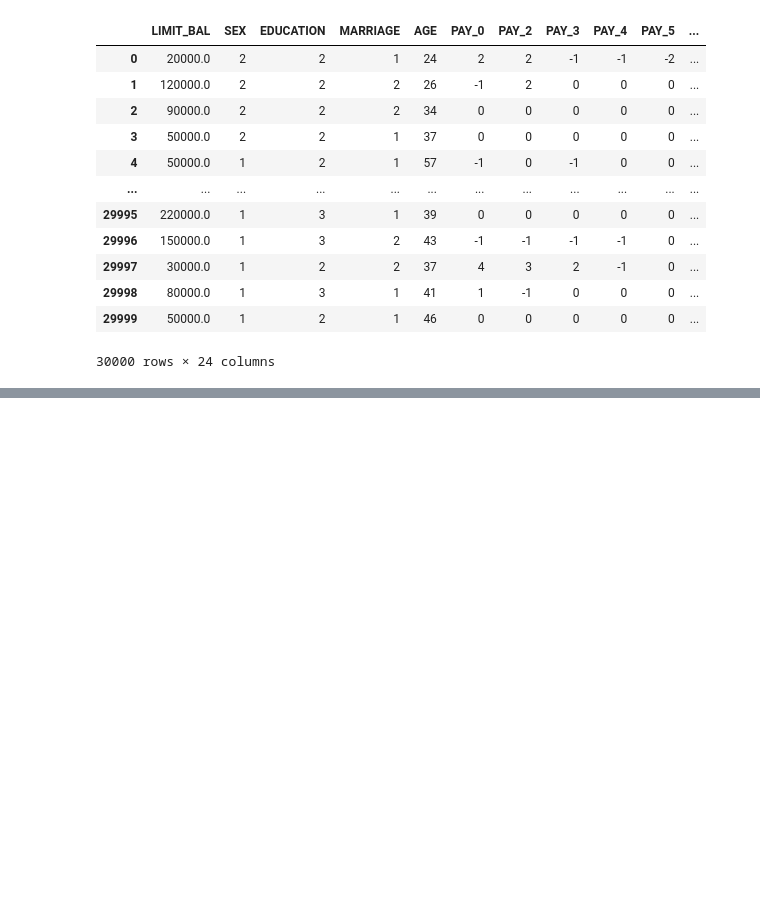
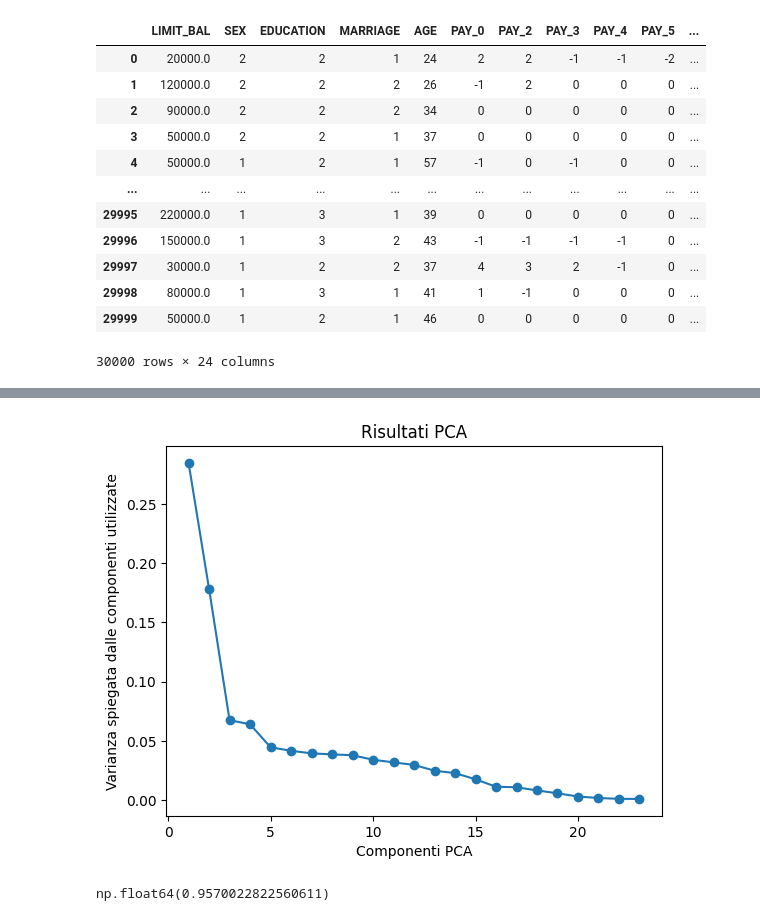
Before and after one commit to Elsacred02/assignment_1_advanced_machine_learning, a Jupyter notebook: Advanced_machine_learning_assignment_1.ipynb, the cells around one changed output, grey strips where cells are left out. Saved outputs shown, nothing was run; the diff lists cells and outputs as text; code cells hidden in the pictures; blank space fills up the shorter version.

Commit message:
Fatta PCA e effettuata prima divisione del data-set

```diff
--- a/Advanced_machine_learning_assignment_1.ipynb
+++ b/Advanced_machine_learning_assignment_1.ipynb
@@ -104,0 +129,6 @@ plt.show()
+# %%
+# Effettuo la standardizzazione dei dati per applicare la PCA
+
+scaler = StandardScaler()
+scaled_data = scaler.fit_transform(instances)
+scaled_data
@@ -104,0 +149,21 @@ plt.show()
+# %%
+# Applicazione della PCA
+pca = PCA().fit(scaled_data)
+
+# Grafico risultati della pca
+plt.plot(range(1, pca.n_components_ + 1), pca.explained_variance_ratio_, marker='o')
+plt.xlabel('Componenti PCA')
+plt.ylabel('Varianza spiegata dalle componenti utilizzate')
+plt.title("Risultati PCA")
+plt.show()
+# %% [output]
+[figure, added]
+# %%
+# Selezionando 15 componenti si speiga il 95% della varianza complessiva dei dati
+
+pca_components_number = 15
+pca = PCA(pca_components_number).fit(scaled_data)
+pca_data = pca.transform(scaled_data)
+sum(pca.explained_variance_ratio_)
+# %% [output]
+np.float64(0.9570022822560611)
```
Also changed, not shown: parts of 7 cells of this notebook.
